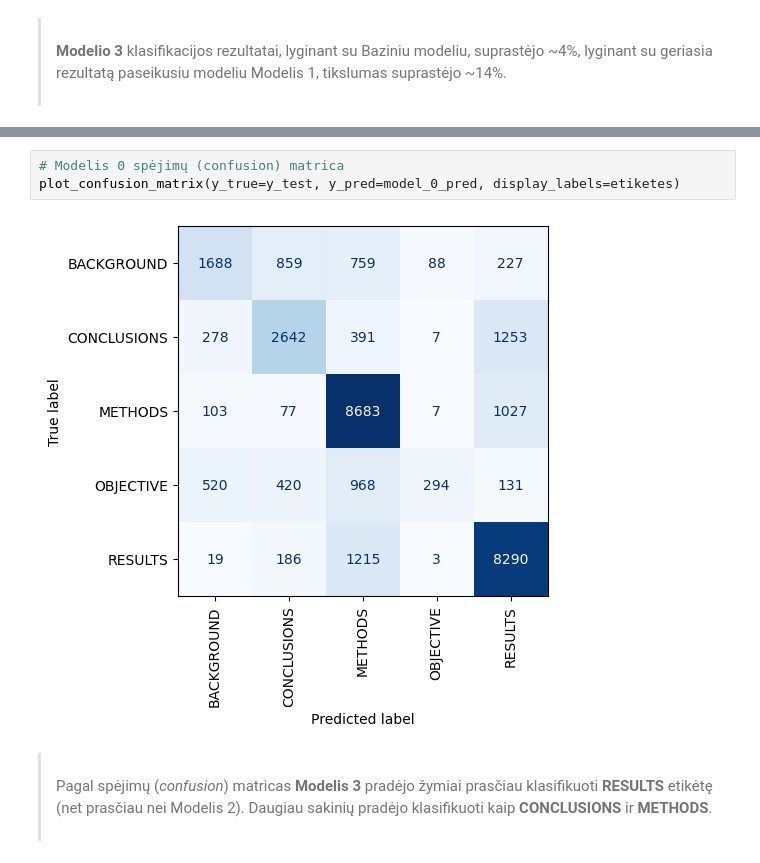
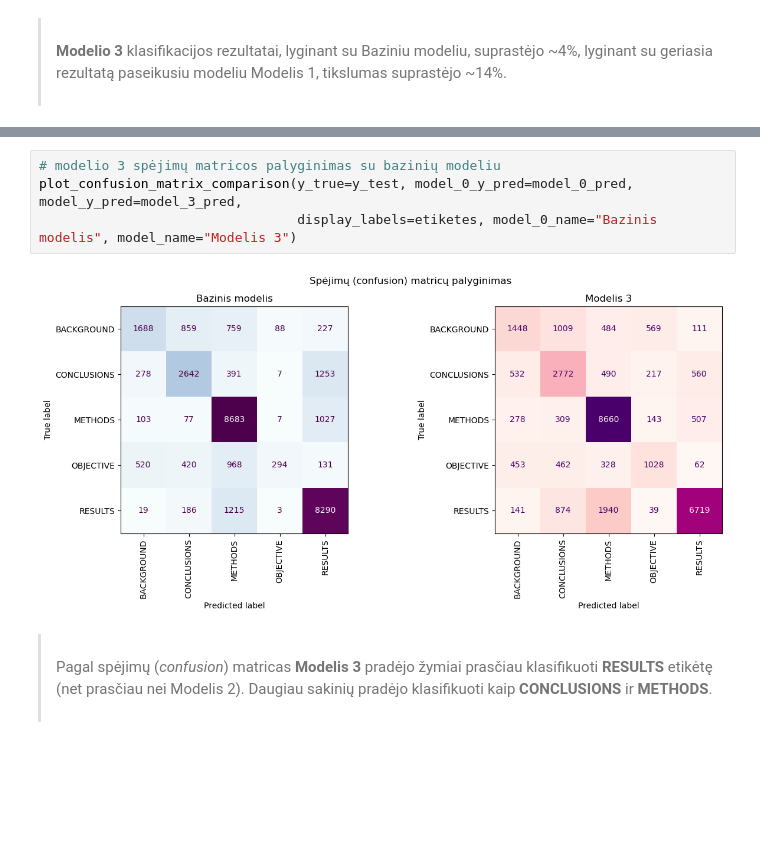
Before and after one commit to gisora/ptu8-final-project, a Jupyter notebook: nuosekliu_sakiniu_klasifikavimas.ipynb, the cells around one changed output, grey strips where cells are left out. Cells and saved outputs as stored; diff of their text form; blank space fills up the shorter version.

```diff
--- a/nuosekliu_sakiniu_klasifikavimas.ipynb
+++ b/nuosekliu_sakiniu_klasifikavimas.ipynb
@@ -1323,8 +1334,9 @@ plot_confusion_matrix(y_true=y_test, y_pred=model_3_pred, display_labels=etikete
-# %%
-# Modelis 0 spėjimų (confusion) matrica
-plot_confusion_matrix(y_true=y_test, y_pred=model_0_pred, display_labels=etiketes)
-# %% [output]
-[figure, removed]
+# %%
+# modelio 3 spėjimų matricos palyginimas su bazinių modeliu
+plot_confusion_matrix_comparison(y_true=y_test, model_0_y_pred=model_0_pred, model_y_pred=model_3_pred,
+                                 display_labels=etiketes, model_0_name="Bazinis modelis", model_name="Modelis 3")
+# %% [output]
+[figure, added]
 # %% [markdown]
 ><br>
 >Pagal spėjimų (<i>confusion</i>) matricas <b>Modelis 3</b> pradėjo žymiai prasčiau klasifikuoti <b>RESULTS</b> etikėtę (net prasčiau nei Modelis 2). Daugiau sakinių pradėjo klasifikuoti kaip <b>CONCLUSIONS</b> ir <b>METHODS</b>.<br>
```
Also changed, not shown: parts of 29 cells of this notebook, 3 other files.
